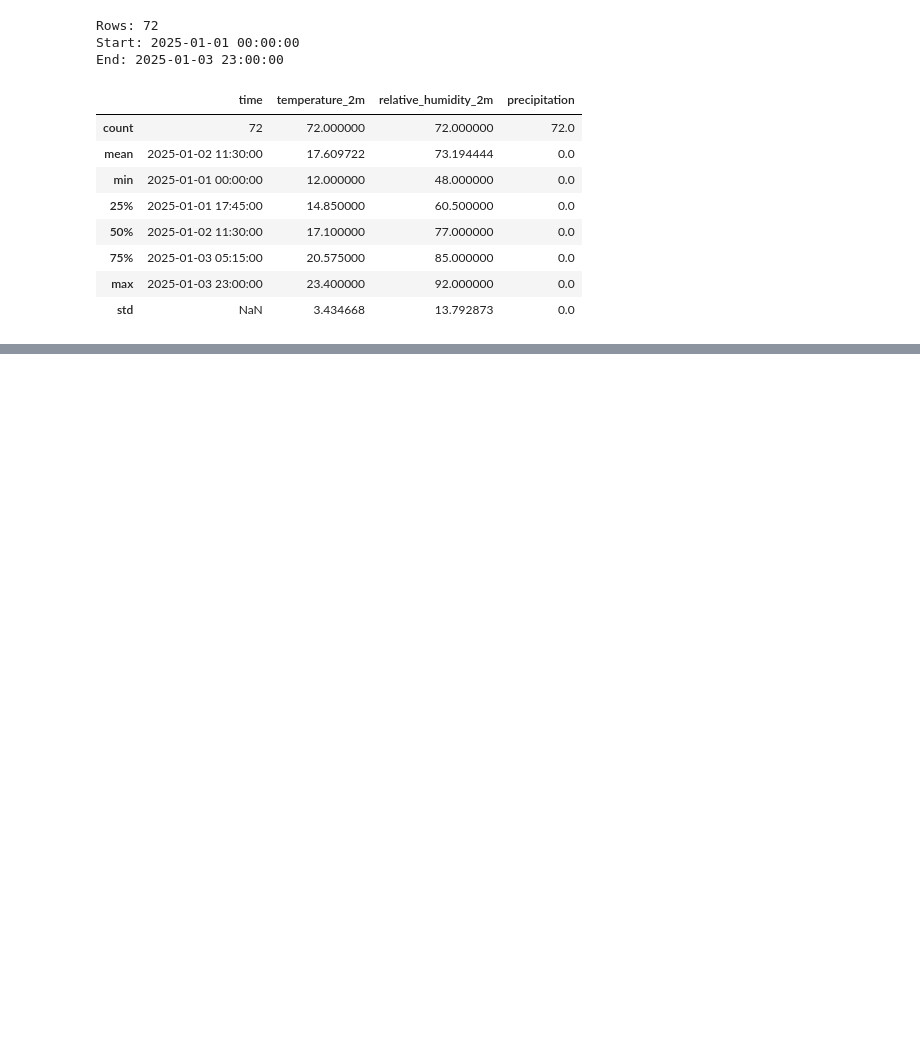
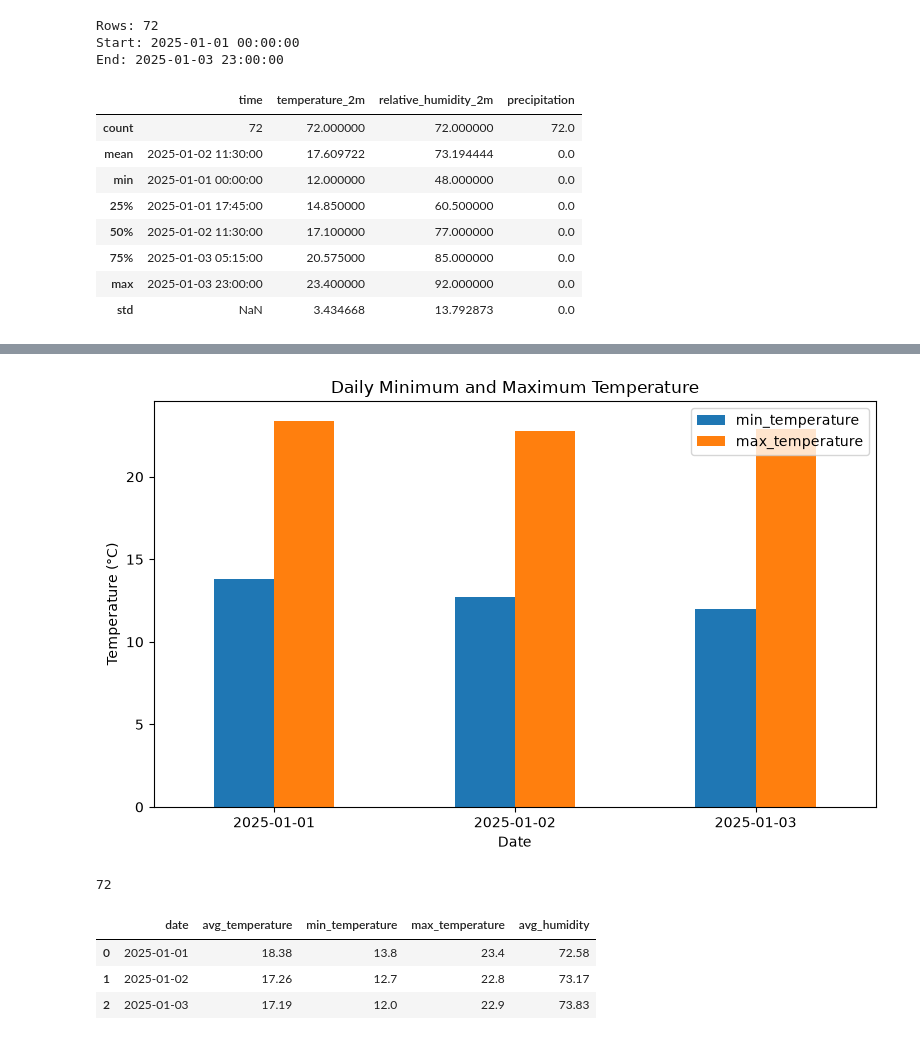
Before and after one commit to croissantMakesOomphSound/BasicWeatherDashboardUsingPython, a Jupyter notebook: notebooks/1.initial_notebook.ipynb, the cells around one changed output, grey strips where cells are left out. Drawn from its saved outputs; the diff is of its cells as text; code cells hidden in the pictures; blank space fills up the shorter version.

```diff
--- a/notebooks/1.initial_notebook.ipynb
+++ b/notebooks/1.initial_notebook.ipynb
@@ -156,0 +194,46 @@ df.describe()
+# %%
+daily_weather[["min_temperature", "max_temperature"]].plot(
+    kind="bar",
+    figsize=(8, 5),
+    title="Daily Minimum and Maximum Temperature"
+)
+
+plt.ylabel("Temperature (°C)")
+plt.xlabel("Date")
+plt.xticks(rotation=0)
+plt.tight_layout()
+plt.show()
+# %% [output]
+[figure, added]
+# %%
+import sqlite3
+
+conn = sqlite3.connect("weather.db")
+
+df.to_sql(
+    "hourly_weather",
+    conn,
+    if_exists="replace",
+    index=False
+)
+# %% [output]
+72
+# %%
+query = """
+SELECT
+    DATE(time) AS date,
+    ROUND(AVG(temperature_2m), 2) AS avg_temperature,
+    MIN(temperature_2m) AS min_temperature,
+    MAX(temperature_2m) AS max_temperature,
+    ROUND(AVG(relative_humidity_2m), 2) AS avg_humidity
+FROM hourly_weather
+GROUP BY DATE(time)
+ORDER BY date;
+"""
+
+pd.read_sql_query(query, conn)
+# %% [output]
+|  | date | avg_temperature | min_temperature | max_temperature | avg_humidity |
+| 0 | 2025-01-01 | 18.38 | 13.8 | 23.4 | 72.58 |
+| 1 | 2025-01-02 | 17.26 | 12.7 | 22.8 | 73.17 |
+| 2 | 2025-01-03 | 17.19 | 12.0 | 22.9 | 73.83 |
```
Also changed, not shown: parts of 5 cells of this notebook, 1 other file.
